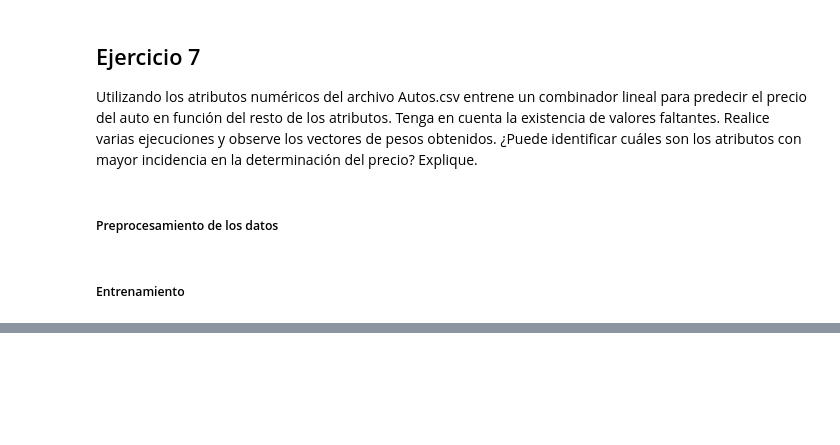
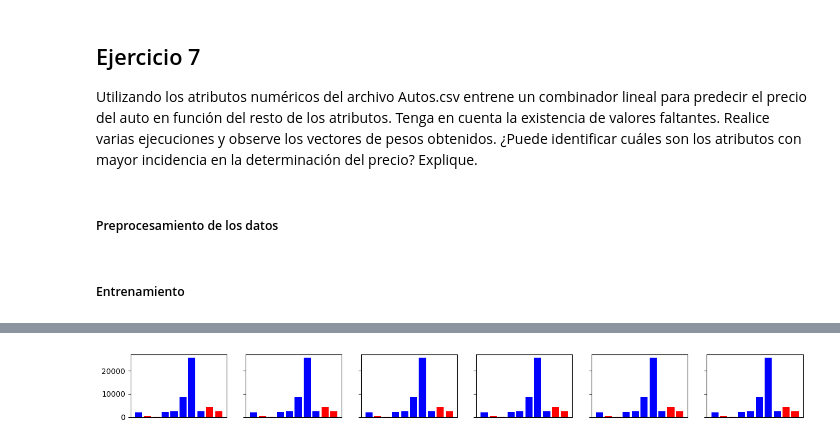
Before and after one commit to gonblas/deep-learning-unlp, a Jupyter notebook: Practicas/p3/07_Autos.ipynb, the cells around one changed output, grey strips where cells are left out. Saved outputs shown, nothing was run; the diff lists cells and outputs as text; code cells hidden in the pictures; blank space fills up the shorter version.

```diff
--- a/Practicas/p3/07_Autos.ipynb
+++ b/Practicas/p3/07_Autos.ipynb
@@ -9,8 +9,8 @@ atributos con mayor incidencia en la determinación del precio? Explique.
 import pandas as pd
 
 ALPHA	= 0.01
-MAX_ITE = 1000
-COTA	= 10e-6
+MAX_ITE = 200
+COTA	= 10e-3
 
 DATOS_DIR   = '../../Datos/'
 data = pd.read_csv(DATOS_DIR + 'autos.csv')
@@ -28,35 +28,75 @@ numeric_data = numeric_data.fillna(numeric_data.mean())
 # %%
 import numpy as np
 import pandas as pd
-from Fuentes.ClassNeuronaGral import *
-from sklearn.preprocessing import MinMaxScaler
+import matplotlib.pyplot as plt
+from Fuentes.ClassNeuronaGral import NeuronaGradiente
+from sklearn.preprocessing import MinMaxScaler, StandardScaler
 
-X_raw = numeric_data.drop("price", axis=1)
-T_raw = numeric_data["price"].values.reshape(-1, 1)
+def compute_and_plot_weights(df, alpha=0.05, max_iter=200, cota=1e-3, n_runs=6, scaler_class=MinMaxScaler):
+    """
+    Calcula y grafica los pesos promedio de una neurona lineal para el target 'price'.
+    """
+    # Hardcodeamos la columna target
+    target_idx = df.columns.get_loc("price")  # índice de la columna 'price'
 
-X_scaler, T_scaler = MinMaxScaler(), MinMaxScaler()
-X = X_scaler.fit_transform(X_raw)
-T = T_scaler.fit_transform(T_raw)
+    Ejemplos = df.to_numpy()
+    T = Ejemplos[:, target_idx].reshape(-1, 1)
+    X = np.delete(Ejemplos, target_idx, axis=1)
 
-attributes = [col for col in numeric_data.columns if col != "price"]
+    nomPred = df.columns[target_idx]
+    nomCols = np.delete(df.columns, target_idx)
 
-n_runs = 10
+    # Escalado
+    if scaler_class is None:
+        X_scaled = X
+    else:
+        scaler = scaler_class()
+        X_scaled = scaler.fit_transform(X)
 
-weight_abs_list = []
+    w_acc = np.zeros(len(nomCols))
+    fig, subs = plt.subplots(1, n_runs, sharex='col', sharey='row', figsize=(16, 1.5))
+    if n_runs == 1:
+        subs = [subs]
 
-for _ in range(n_runs):
-    ng = NeuronaGradiente(alpha=ALPHA, n_iter=MAX_ITE, cotaE=COTA, FUN="linear")
-    ng.fit(X, T)
-    weight_abs_list.append(np.abs(ng.w_))
+    print(f'Normalización: {scaler_class.__name__ if scaler_class else "None"}')
 
-weight_abs_array = np.array(weight_abs_list)
-weight_mean = weight_abs_array.mean(axis=0)
+    # Entrenamiento múltiple y gráficos individuales
+    for i in range(n_runs):
+        modelo = NeuronaGradiente(alpha=alpha, n_iter=max_iter, cotaE=cota, FUN="linear")
+        modelo.fit(X_scaled, T)
+        w_acc += modelo.w_
 
-weight_df = pd.DataFrame({
-    "Attribute": attributes,
-    "Mean weight (abs)": weight_mean
-})
+        colores = ['blue' if v >= 0 else 'red' for v in modelo.w_]
+        subs[i].bar(np.arange(len(modelo.w_)), np.abs(modelo.w_), color=colores)
+        subs[i].set_xticks([])
 
-weight_df = weight_df.sort_values(by="Mean weight (abs)", ascending=False).reset_index(drop=True)
-print(weight_df)
+    # Pesos promedio
+    w_prom = w_acc / n_runs
+    w_prom_list = w_prom.tolist()
+
+    # Gráfico final de pesos promedio
+    colores = ['blue' if v >= 0 else 'red' for v in w_prom]
+    plt.figure(figsize=(16, 4))
+    barras = np.abs(w_prom)
+    N = len(barras)
+    plt.bar(np.arange(N), barras, color=colores)
+    plt.title(f"Pesos promedio - {nomPred}")
+    plt.ylabel('W')
+    plt.xticks(np.arange(N), nomCols, rotation='vertical')
+    plt.subplots_adjust(bottom=0.3)
+    plt.show()
+
+    # DataFrame de pesos promedio absolutos
+    weight_df = pd.DataFrame({
+        "Attribute": nomCols,
+        "Mean weight (abs)": np.abs(w_prom)
+    }).sort_values(by="Mean weight (abs)", ascending=False).reset_index(drop=True)
+
+    return weight_df, w_prom_list
+
+df_weights, w_list = compute_and_plot_weights(numeric_data,
+                                            alpha=ALPHA, max_iter=MAX_ITE,
+                                            cota=COTA, n_runs=6,
+                                            scaler_class=MinMaxScaler)
+print(df_weights)
 # %% [output]
@@ -73,0 +104 @@ print(weight_df)
+[figure, added]
```
Also changed, not shown: parts of 3 cells of this notebook, 13 other files.
